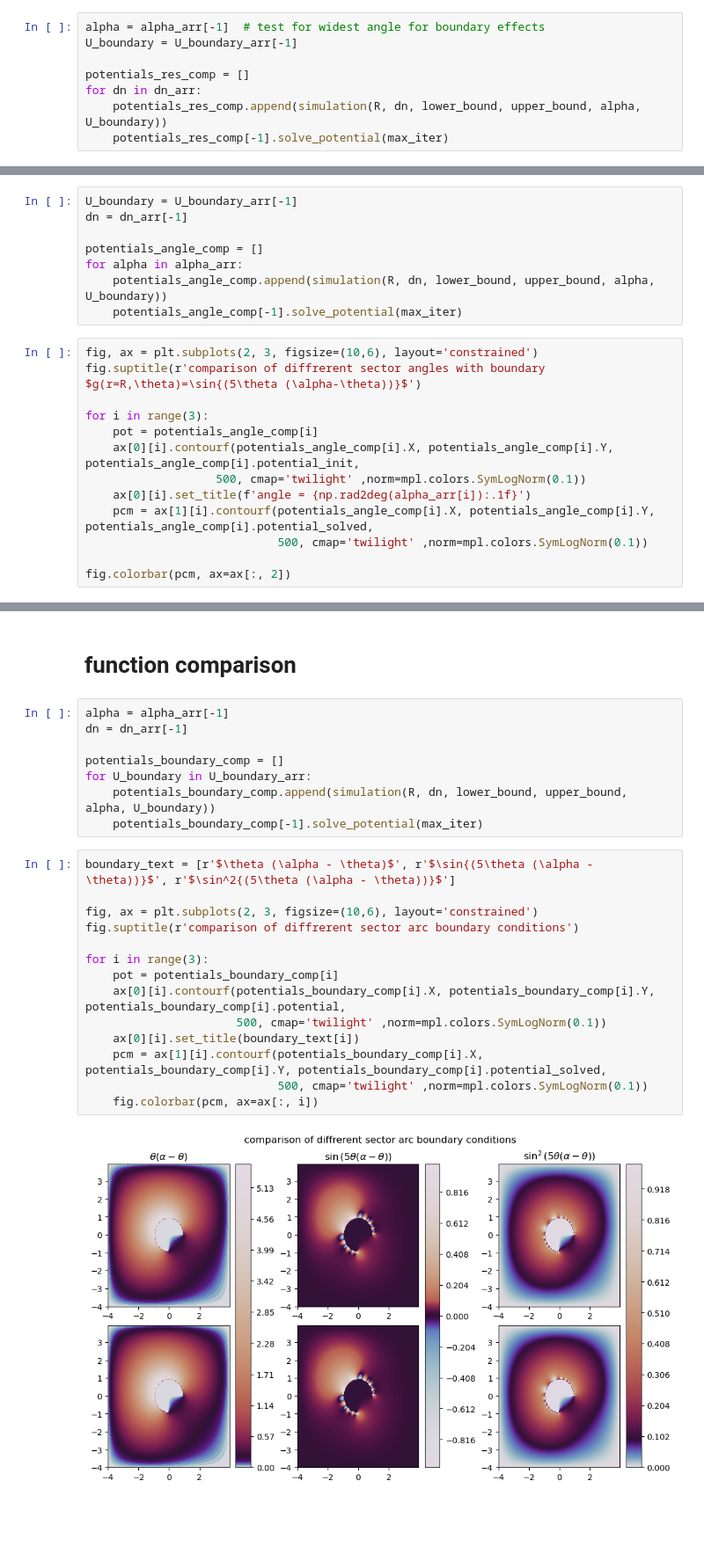
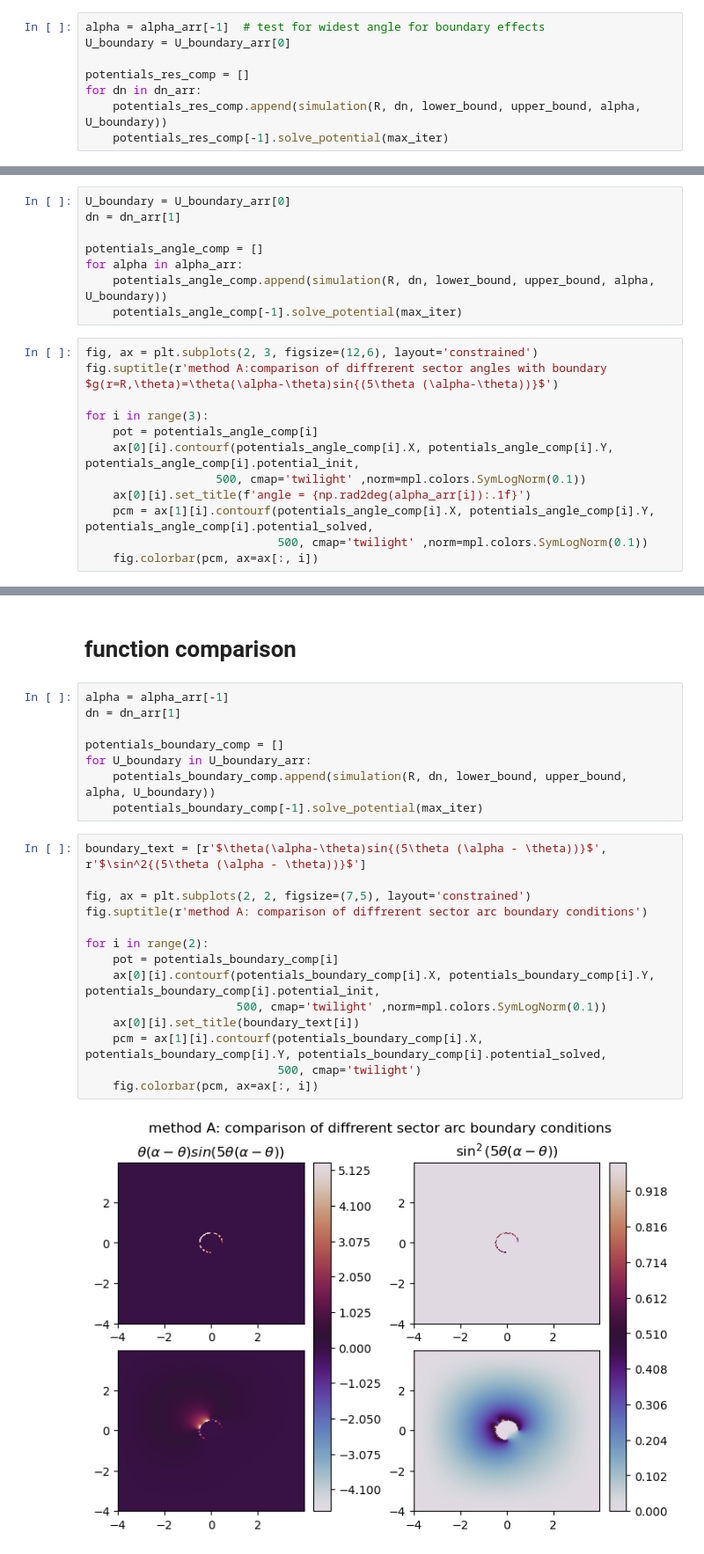
Before and after one commit to KaiCarmin/Schoool, a Jupyter notebook: Laplace equation - Numeric Ex - Equations 77313/laplace ex.ipynb, the cells around one changed output, grey strips where cells are left out. Shown at 88% size. Saved outputs shown, nothing was run; the diff lists cells and outputs as text; blank space fills up the shorter version.

```diff
--- a/Laplace equation - Numeric Ex - Equations 77313/laplace ex.ipynb
+++ b/Laplace equation - Numeric Ex - Equations 77313/laplace ex.ipynb
@@ -86,7 +88,7 @@ max_iter = 10000
 # resolution comparison
 # %%
 alpha = alpha_arr[-1]  # test for widest angle for boundary effects
-U_boundary = U_boundary_arr[-1]
+U_boundary = U_boundary_arr[0]
 
 potentials_res_comp = []
 for dn in dn_arr:
@@ -114,16 +116,16 @@ fig.colorbar(pcm, ax=ax[:, 2])
 # %% [markdown]
 # angle comparison
 # %%
-U_boundary = U_boundary_arr[-1]
-dn = dn_arr[-1]
+U_boundary = U_boundary_arr[0]
+dn = dn_arr[1]
 
 potentials_angle_comp = []
 for alpha in alpha_arr:
     potentials_angle_comp.append(simulation(R, dn, lower_bound, upper_bound, alpha, U_boundary))
     potentials_angle_comp[-1].solve_potential(max_iter)
 # %%
-fig, ax = plt.subplots(2, 3, figsize=(10,6), layout='constrained')
-fig.suptitle(r'comparison of diffrerent sector angles with boundary $g(r=R,\theta)=\sin{(5\theta (\alpha-\theta))}$')
+fig, ax = plt.subplots(2, 3, figsize=(12,6), layout='constrained')
+fig.suptitle(r'method A:comparison of diffrerent sector angles with boundary $g(r=R,\theta)=\theta(\alpha-\theta)sin{(5\theta (\alpha-\theta))}$')
 
 for i in range(3):
     pot = potentials_angle_comp[i]
@@ -132,6 +134,5 @@ for i in range(3):
     ax[0][i].set_title(f'angle = {np.rad2deg(alpha_arr[i]):.1f}')
     pcm = ax[1][i].contourf(potentials_angle_comp[i].X, potentials_angle_comp[i].Y, potentials_angle_comp[i].potential_solved,
                             500, cmap='twilight' ,norm=mpl.colors.SymLogNorm(0.1))
-
-fig.colorbar(pcm, ax=ax[:, 2])
+    fig.colorbar(pcm, ax=ax[:, i])
 # %% [output]
@@ -141,25 +141,25 @@ AttributeError: 'simulation' object has no attribute 'potential_init'
 # function comparison
 # %%
 alpha = alpha_arr[-1]
-dn = dn_arr[-1]
+dn = dn_arr[1]
 
 potentials_boundary_comp = []
 for U_boundary in U_boundary_arr:
     potentials_boundary_comp.append(simulation(R, dn, lower_bound, upper_bound, alpha, U_boundary))
     potentials_boundary_comp[-1].solve_potential(max_iter)
 # %%
-boundary_text = [r'$\theta (\alpha - \theta)$', r'$\sin{(5\theta (\alpha - \theta))}$', r'$\sin^2{(5\theta (\alpha - \theta))}$']
+boundary_text = [r'$\theta(\alpha-\theta)sin{(5\theta (\alpha - \theta))}$', r'$\sin^2{(5\theta (\alpha - \theta))}$']
 
-fig, ax = plt.subplots(2, 3, figsize=(10,6), layout='constrained')
-fig.suptitle(r'comparison of diffrerent sector arc boundary conditions')
+fig, ax = plt.subplots(2, 2, figsize=(7,5), layout='constrained')
+fig.suptitle(r'method A: comparison of diffrerent sector arc boundary conditions')
 
-for i in range(3):
+for i in range(2):
     pot = potentials_boundary_comp[i]
-    ax[0][i].contourf(potentials_boundary_comp[i].X, potentials_boundary_comp[i].Y, potentials_boundary_comp[i].potential,
+    ax[0][i].contourf(potentials_boundary_comp[i].X, potentials_boundary_comp[i].Y, potentials_boundary_comp[i].potential_init,
                       500, cmap='twilight' ,norm=mpl.colors.SymLogNorm(0.1))
     ax[0][i].set_title(boundary_text[i])
     pcm = ax[1][i].contourf(potentials_boundary_comp[i].X, potentials_boundary_comp[i].Y, potentials_boundary_comp[i].potential_solved,
-                            500, cmap='twilight' ,norm=mpl.colors.SymLogNorm(0.1))
+                            500, cmap='twilight')
     fig.colorbar(pcm, ax=ax[:, i])
 # %% [output]
-[figure, old version]
+[figure, new version]
```
Also changed, not shown: parts of 10 cells of this notebook.
